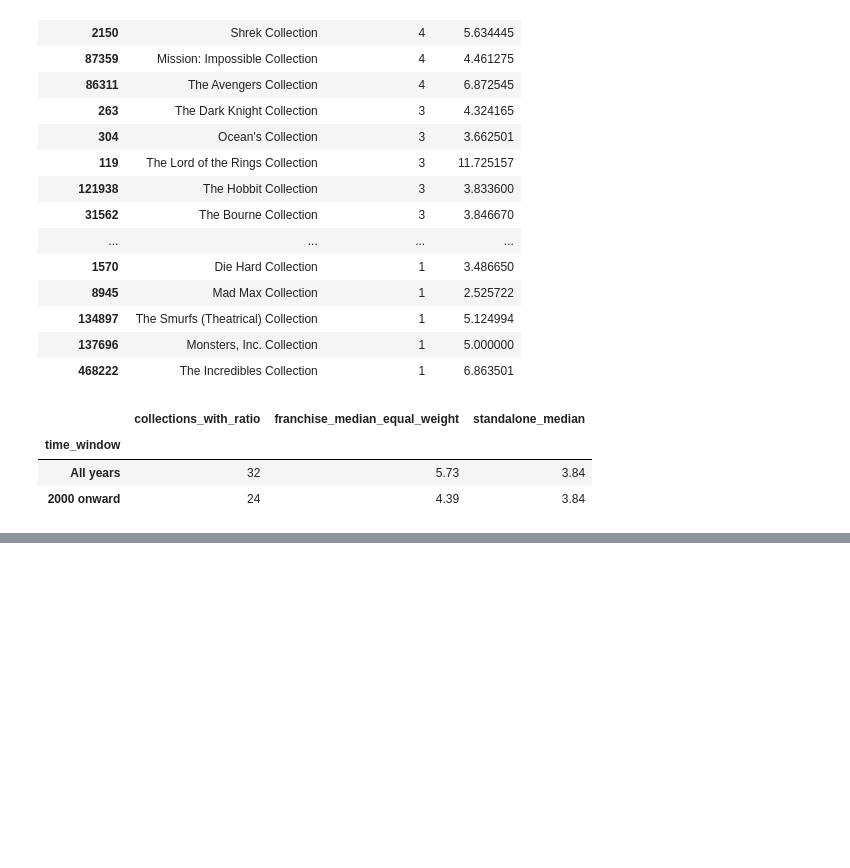
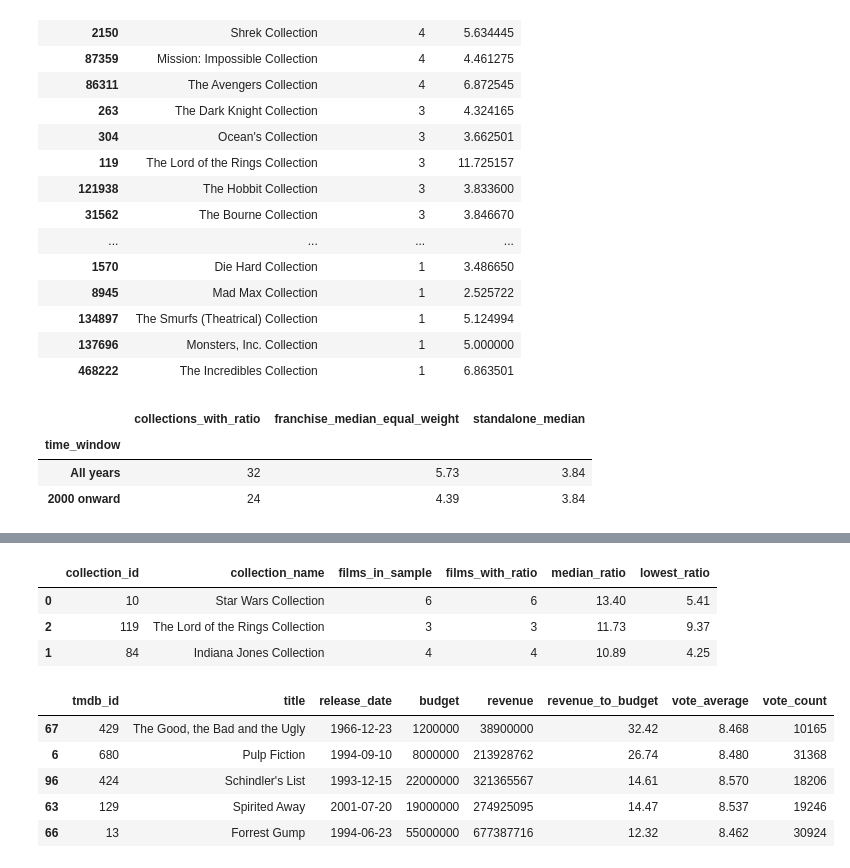
Before and after one commit to paulbletcher/lab2, a Jupyter notebook: data profile/tmdb_data_profile.ipynb, the cells around one changed output, grey strips where cells are left out. Cells and saved outputs as stored; diff of their text form; code cells hidden in the pictures; blank space fills up the shorter version.

```diff
--- a/data profile/tmdb_data_profile.ipynb
+++ b/data profile/tmdb_data_profile.ipynb
@@ -488,0 +642,53 @@ ImportError: cannot import name 'flatten_lead_actors' from 'pipeline.transform'
+# %%
+franchise_summary = (
+    flat_movies.loc[flat_movies["collection_id"].notna()]
+    .groupby("collection_id", as_index=False)
+    .agg(
+        collection_name=("collection_name", "first"),
+        films_in_sample=("tmdb_id", "nunique"),
+        films_with_ratio=("revenue_to_budget", "count"),
+        median_ratio=("revenue_to_budget", "median"),
+        lowest_ratio=("revenue_to_budget", "min"),
+    )
+)
+
+franchise_shortlist = (
+    franchise_summary.loc[franchise_summary["films_with_ratio"].ge(3)]
+    .sort_values(
+        ["median_ratio", "films_with_ratio", "collection_id"],
+        ascending=[False, False, True],
+    )
+    .head(3)
+)
+
+display(franchise_shortlist.round(2))
+# %% [output]
+|  | collection_id | collection_name | films_in_sample | films_with_ratio | median_ratio | lowest_ratio |
+| 0 | 10 | Star Wars Collection | 6 | 6 | 13.40 | 5.41 |
+| 2 | 119 | The Lord of the Rings Collection | 3 | 3 | 11.73 | 9.37 |
+| 1 | 84 | Indiana Jones Collection | 4 | 4 | 10.89 | 4.25 |
+# %%
+standalone_shortlist = (
+    flat_movies.loc[
+        flat_movies["collection_id"].isna()
+        & flat_movies["revenue_to_budget"].notna(),
+        [
+            "tmdb_id", "title", "release_date", "budget", "revenue",
+            "revenue_to_budget", "vote_average", "vote_count",
+        ],
+    ]
+    .sort_values(
+        ["revenue_to_budget", "revenue", "tmdb_id"],
+        ascending=[False, False, True],
+    )
+    .head(5)
+)
+
+display(standalone_shortlist.round({"revenue_to_budget": 2}))
+# %% [output]
+|  | tmdb_id | title | release_date | budget | revenue | revenue_to_budget | vote_average | vote_count |
+| 67 | 429 | The Good, the Bad and the Ugly | 1966-12-23 | 1200000 | 38900000 | 32.42 | 8.468 | 10165 |
+| 6 | 680 | Pulp Fiction | 1994-09-10 | 8000000 | 213928762 | 26.74 | 8.480 | 31368 |
+| 96 | 424 | Schindler's List | 1993-12-15 | 22000000 | 321365567 | 14.61 | 8.570 | 18206 |
+| 63 | 129 | Spirited Away | 2001-07-20 | 19000000 | 274925095 | 14.47 | 8.537 | 19246 |
+| 66 | 13 | Forrest Gump | 1994-06-23 | 55000000 | 677387716 | 12.32 | 8.462 | 30924 |
```
Also changed, not shown: parts of 9 cells of this notebook.
